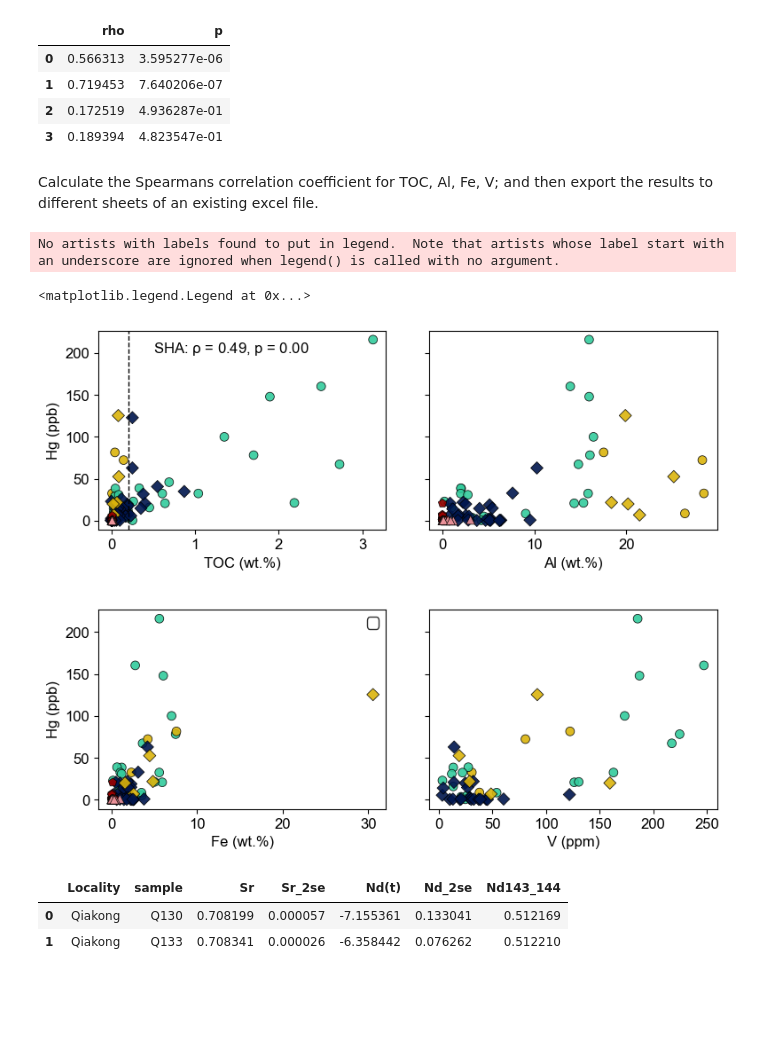
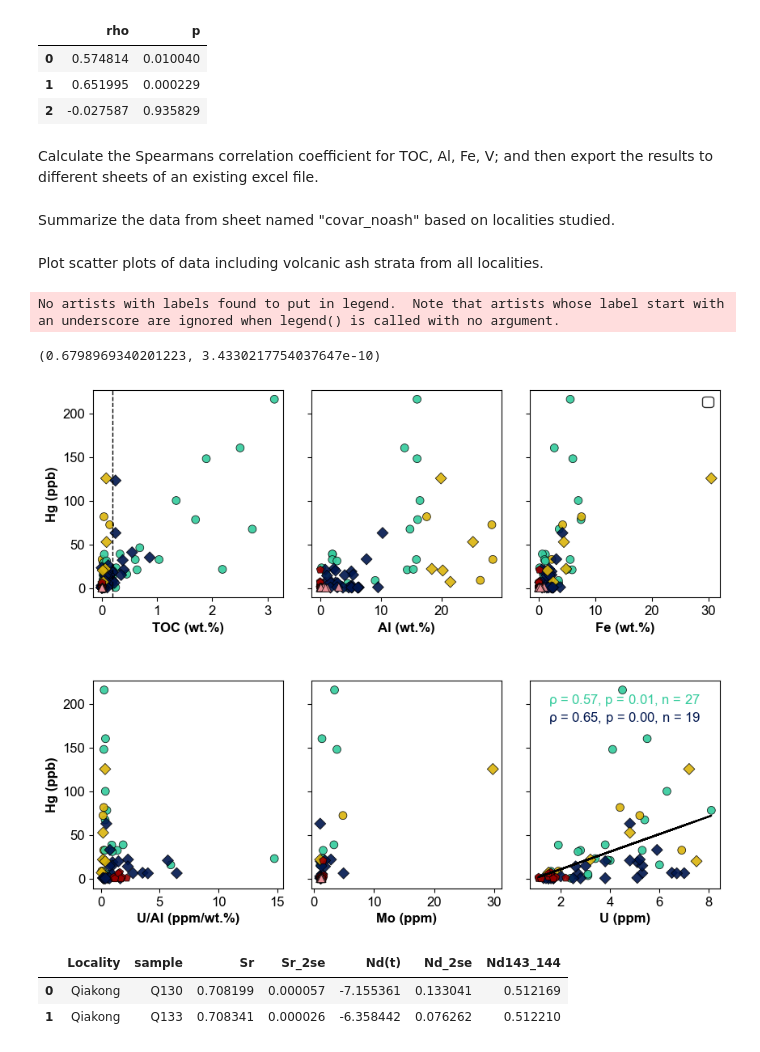
Before and after one commit to oluwaseun-edward/notebooks, a Jupyter notebook: covariation.ipynb, the cells around one changed output. Saved outputs shown, nothing was run; the diff lists cells and outputs as text; code cells hidden in the pictures; blank space fills up the shorter version.

Commit message:
changed covariation plots to now have 6 subplots

```diff
--- a/covariation.ipynb
+++ b/covariation.ipynb
@@ -63,14 +69,14 @@ y=[sha_Hg, qia_Hg, ja_Hg, wm_Hg]
 x1=[sha_TOC, qia_TOC, ja_TOC, wm_TOC]
 x2=[sha_Al, qia_Al, ja_Al, wm_Al]
 x3 = [sha_Fe, qia_Fe, ja_Fe, wm_Fe]
-x4 = [sha_V, qia_V]
+x4 = [sha_U, qia_U, ja_U]
+x5 = [sha_Mo, qia_Mo, ja_Mo, wm_Mo]
 # %%
 """This function takes 2 inputs, x and y, and returns the corresponding rho and p values
 calculated for the spearmans rank correlation function. x and y are lists of data for which this calculation is needed."""
-
+from scipy.stats import spearmanr
 
 def spearman(x, y):
-    from scipy.stats import spearmanr
     out = []
     for i in range(len(x)):
         rho, p = spearmanr(x[i], y[i], nan_policy='omit')
@@ -79,13 +85,15 @@ def spearman(x, y):
     df = pd.DataFrame(out, columns=['rho', 'p'])
     return df
 
-spearman(x1,y)
+U_correlation = spearman(x4,y)
+U_correlation
+# rho, p = spearmanr(qia_TOC,qia_Hg,nan_policy='omit')
+# rho,p
 # %% [output]
 |  | rho | p |
-| 0 | 0.566313 | 3.595277e-06 |
-| 1 | 0.719453 | 7.640206e-07 |
-| 2 | 0.172519 | 4.936287e-01 |
-| 3 | 0.189394 | 4.823547e-01 |
+| 0 | 0.574814 | 0.010040 |
+| 1 | 0.651995 | 0.000229 |
+| 2 | -0.027587 | 0.935829 |
 # %% [markdown]
 Calculate the Spearmans correlation coefficient for TOC, Al, Fe, V; and then export the results to different sheets of an existing excel file.
 # %%
@@ -97,3 +105,5 @@ for i in range(len(x_variable)):
     with pd.ExcelWriter("../spearman.xlsx",engine="openpyxl", mode='a', if_sheet_exists='overlay') as writer:
         result.to_excel(writer, sheet_name=f"output{count[i]}", index=True)
     # print(result)
+# %% [markdown]
+Summarize the data from sheet named "covar_noash" based on localities studied.
@@ -100,36 +115,65 @@ for i in range(len(x_variable)):
+# %% [markdown]
+Plot scatter plots of data including volcanic ash strata from all localities.
 # %%
 data = pd.read_excel("../manuscript_data.xlsx", sheet_name="covariation")
 Hg = data["Hg"]
+U = data['U']
+corr_U = data['corr_U']
+corr_Hg = data['corr_Hg']
 # %%
-fig, ((ax0, ax1), (ax2, ax3)) = plt.subplots(nrows=2, ncols=2,
-                                figsize=(9, 7), sharey=True)
+import scipy
+fig, ((ax0, ax1, ax2), (ax3, ax4, ax5)) = plt.subplots(figsize=(10, 8), nrows=2, ncols=3,
+                                 sharey=True)
 colors = ['#33cb9c', '#DBB40C', '#00164e', '#DBB40C', '#9b0000', '#ef959d']
 markers = ['o','o', 'D','D', 'p','^']
 fig.subplots_adjust(hspace=0.4, wspace=0.15)
 
 #define the variables needed to iterably make the figures.
-subs = ['TOC', 'Al', 'Fe', 'V']
-ax = [ax0, ax1, ax2, ax3]
-xlabels = [ "TOC (wt.%)", "Al (wt.%)", "Fe (wt.%)","V (ppm)"]
+subs = ['TOC', 'Al', 'Fe', 'U_Al', 'Mo', 'U']
+ax = [ax0, ax1, ax2, ax3, ax4, ax5]
+xlabels = [ "TOC (wt.%)", "Al (wt.%)", "Fe (wt.%)","U/Al (ppm/wt.%)", "Mo (ppm)", "U (ppm)"]
 text = r'$\rho$'
 # make subplots using a for loop.
 for ix, sub in enumerate(subs):
     sns.scatterplot(data=data, x=data[sub], y=Hg, ax=ax[ix],
                     color='black', edgecolor='black', legend=False,
                     s=50, hue='Lithology', palette=colors, alpha=0.9,
                     style='Lithology', markers=markers,
                     )
-    ax[ix].tick_params(labelsize=12)
-    ax[ix].set_xlabel(xlabels[ix], fontsize=12)
-    ax[ix].set_ylabel("Hg (ppb)", fontsize=12)
+    ax[ix].tick_params(labelsize=12, color='black')
+    ax[ix].set_xlabel(xlabels[ix], fontsize=12, color='black', fontweight='bold')
+    ax[ix].set_ylabel("Hg (ppb)", fontsize=12, color = 'black', fontweight = 'bold')
 ax0.axvline(x=0.2, linestyle='--', color='black', linewidth=1)
-ax0.annotate(f'SHA: {text} = 0.49, p = 0.00',(0.5,200))
+# ax0.annotate(f'SHA: {text} = 0.57, p = 0.00',(0.5,200))
 ax2.legend(loc='upper right', edgecolor='black')
+
+# Calculate the r2 and plot it.
+# Remove nan values from x and y arrays
+x = corr_U[~np.isnan(corr_U)]
+y = corr_Hg[~np.isnan(corr_Hg)]
+
+# slope, intercept, r_value, p_value, std_err = scipy.stats.linregress(V, Hg)
+result = scipy.stats.linregress(x, y)
+ax5.plot(x, result.intercept+result.slope *
+         x, 'k', label='fitted line')
+r2 = abs(result.rvalue**2)
+SHA_U_rho = U_correlation['rho'][0]
+QIA_U_rho = U_correlation['rho'][1]
+QIA_U_p = U_correlation['p'][1]
+SHA_U_p = U_correlation['p'][0]
+ax5.annotate(f'{text} = {SHA_U_rho:.2f}, p = {SHA_U_p:.2f}, n = 27',(1.5,200),color = '#33cb9c',
+            fontsize=12,)
+ax5.annotate(f'{text} = {QIA_U_rho:.2f}, p = {QIA_U_p:.2f}, n = 19',(1.5,180),color = '#00164e',
+            fontsize=12,)
+
+rho, p = spearmanr(x,y,nan_policy='omit')
+rho,p
+
 # plt.savefig("../plots/covariation.pdf")
 # %% [output]
 No artists with labels found to put in legend.  Note that artists whose label start with an underscore are ignored when legend() is called with no argument.
-<matplotlib.legend.Legend at 0x...>
+(0.6798969340201223, 3.4330217754037647e-10)
-[figure, old version]
+[figure, new version]
 # %%
 df = pd.read_excel('../manuscript_data.xlsx', sheet_name="Nd_Sr")
 df.head(2)
```
Also changed, not shown: parts of 5 cells of this notebook, 3 other files.
